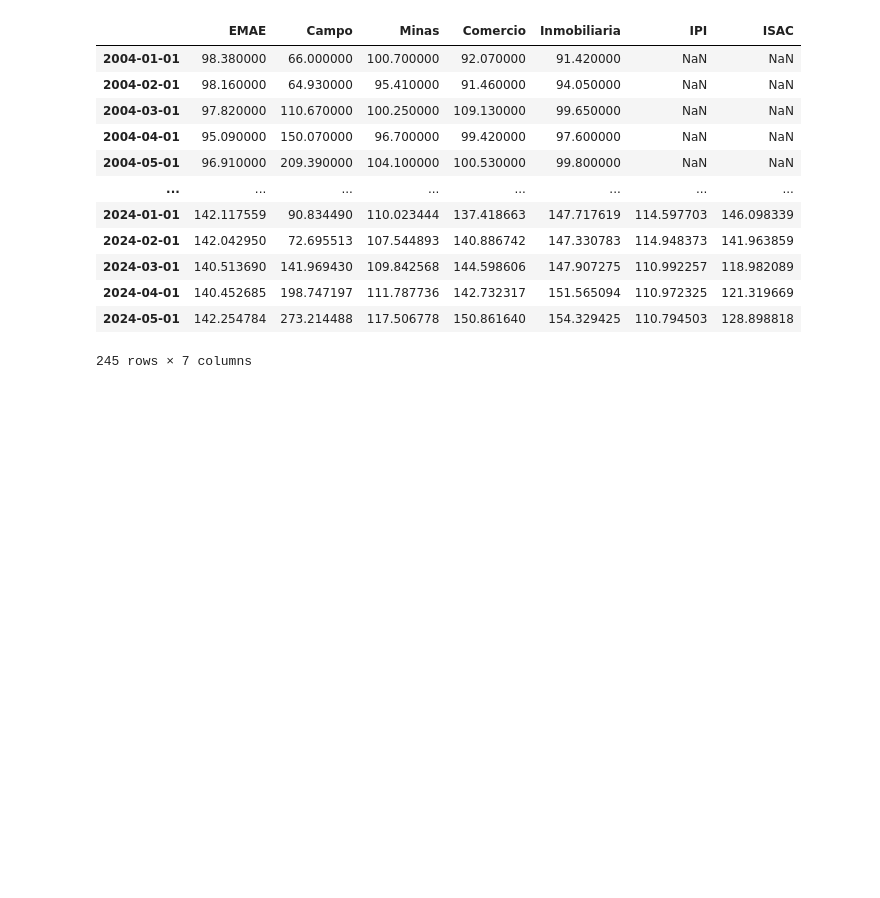
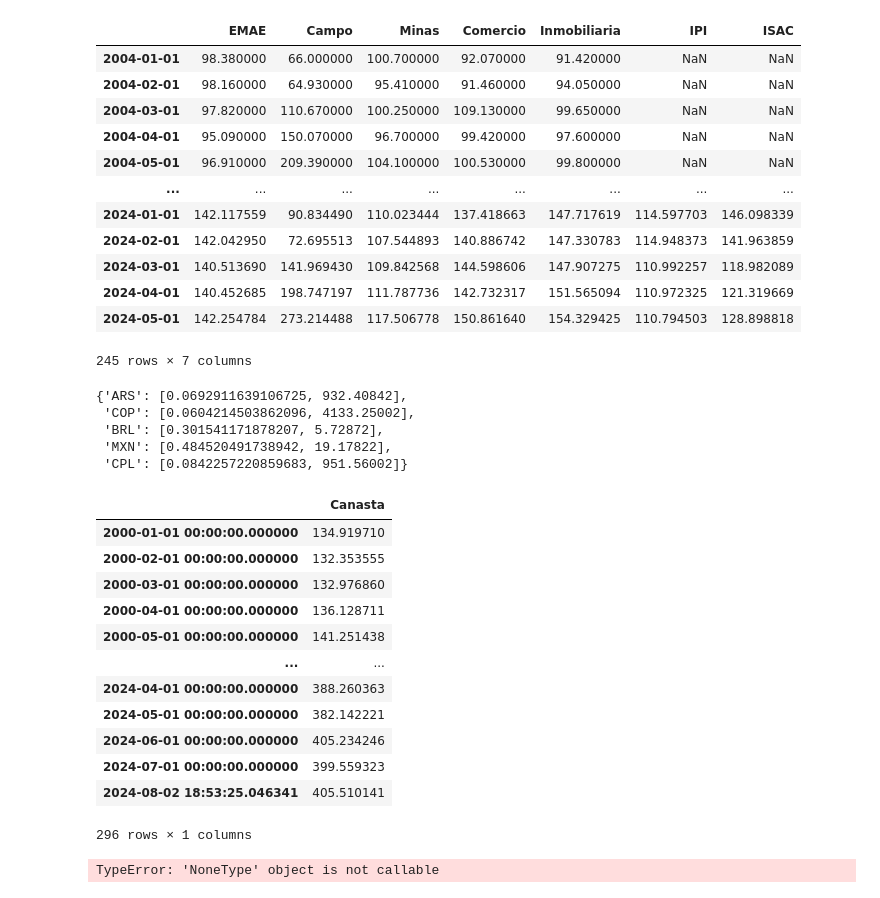
Before and after one commit to FedericoBohl/DatArg-2.0, a Jupyter notebook: __Test__.ipynb, the cells around one changed output. Drawn from its saved outputs; the diff is of its cells as text; code cells hidden in the pictures; blank space fills up the shorter version.

Commit message:
Add-Canasta de Monedas

```diff
--- a/__Test__.ipynb
+++ b/__Test__.ipynb
@@ -1409,3 +1409,39 @@ def load_actividad(end):
 | 2024-04-01 | 140.452685 | 198.747197 | 111.787736 | 142.732317 | 151.565094 | 110.972325 | 121.319669 |
 | 2024-05-01 | 142.254784 | 273.214488 | 117.506778 | 150.861640 | 154.329425 | 110.794503 | 128.898818 |
 245 rows × 7 columns
+# %%
+import requests
+from bs4 import BeautifulSoup
+
+df,data=load_canasta(1)
+data
+# %% [output]
+{'ARS': [0.0692911639106725, 932.40842],
+ 'COP': [0.0604214503862096, 4133.25002],
+ 'BRL': [0.301541171878207, 5.72872],
+ 'MXN': [0.484520491738942, 19.17822],
+ 'CPL': [0.0842257220859683, 951.56002]}
+# %%
+import pandas as pd
+from datetime import datetime
+
+df
+# %% [output]
+|  | Canasta |
+| 2000-01-01 00:00:00.000000 | 134.919710 |
+| 2000-02-01 00:00:00.000000 | 132.353555 |
+| 2000-03-01 00:00:00.000000 | 132.976860 |
+| 2000-04-01 00:00:00.000000 | 136.128711 |
+| 2000-05-01 00:00:00.000000 | 141.251438 |
+| ... | ... |
+| 2024-04-01 00:00:00.000000 | 388.260363 |
+| 2024-05-01 00:00:00.000000 | 382.142221 |
+| 2024-06-01 00:00:00.000000 | 405.234246 |
+| 2024-07-01 00:00:00.000000 | 399.559323 |
+| 2024-08-02 18:53:25.046341 | 405.510141 |
+296 rows × 1 columns
+# %%
+for i in _.split(' '):
+    print(i)
+# %% [output]
+TypeError: 'NoneType' object is not callable
```
Also changed, not shown: parts of 1 cell of this notebook, 2 other files.
